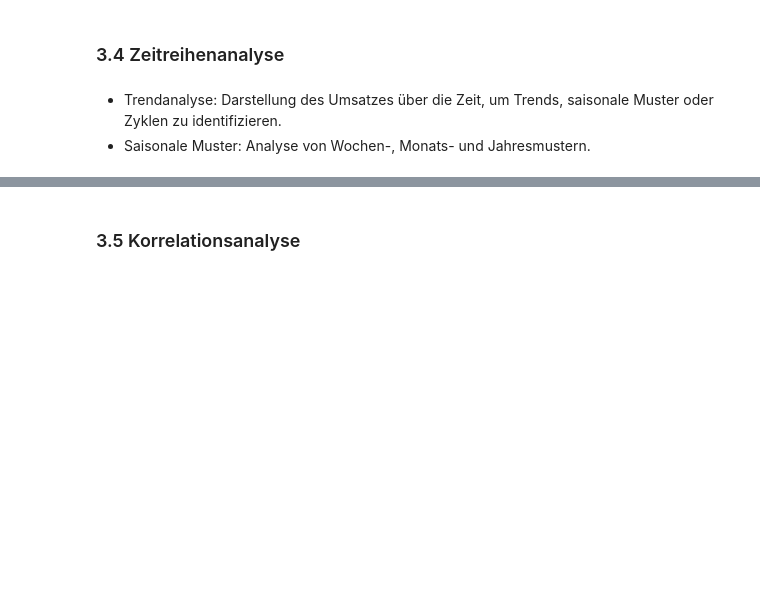
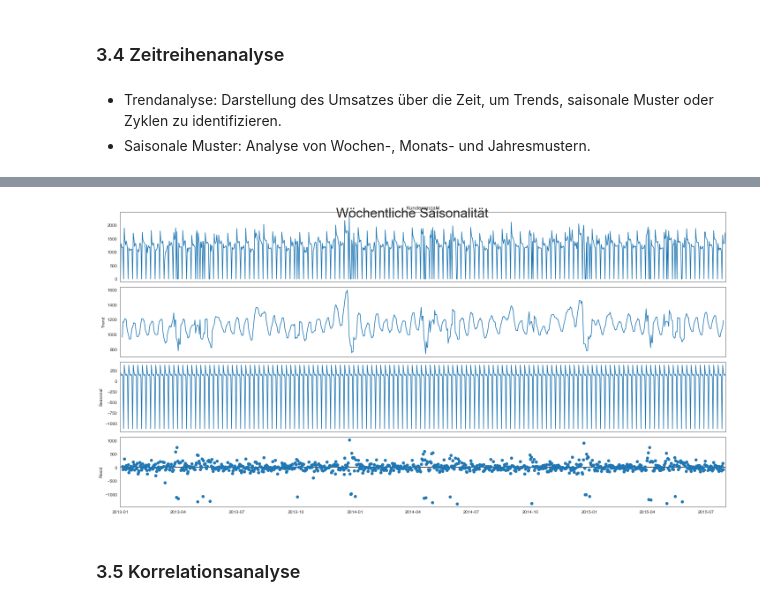
Before and after one commit to AliceKitchkin/Forecasting-Rossmann-Store-Sales, a Jupyter notebook: Forecasting_Notebook.ipynb, the cells around one changed output, grey strips where cells are left out. Drawn from its saved outputs; the diff is of its cells as text; code cells hidden in the pictures; blank space fills up the shorter version.

```diff
--- a/Forecasting_Notebook.ipynb
+++ b/Forecasting_Notebook.ipynb
@@ -252,3 +294,12 @@ display(pd.concat([dtypes, describe]))
+# %%
+stl_weekly_kundenzahl = seasonal_decompose(sample["Kundenanzahl"], model = "additive", period=7)
+
+plt.rcParams.update({'figure.figsize': (20, 10)})
+stl_weekly_kundenzahl.plot().suptitle('Wöchentliche Saisonalität', fontsize=30)
+
+plt.show()
+# %% [output]
+[figure, added]
 # %% [markdown]
 ### 3.5 Korrelationsanalyse <a id="3.5"></a> <br>
 # %% [markdown]
```
Also changed, not shown: parts of 8 cells of this notebook.
